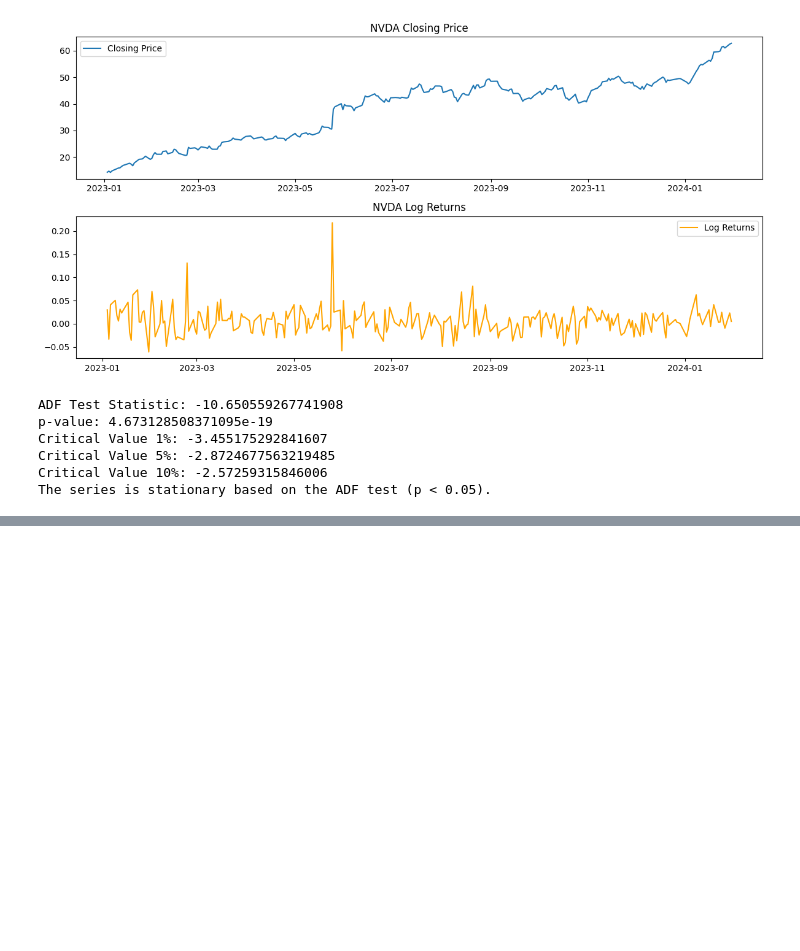
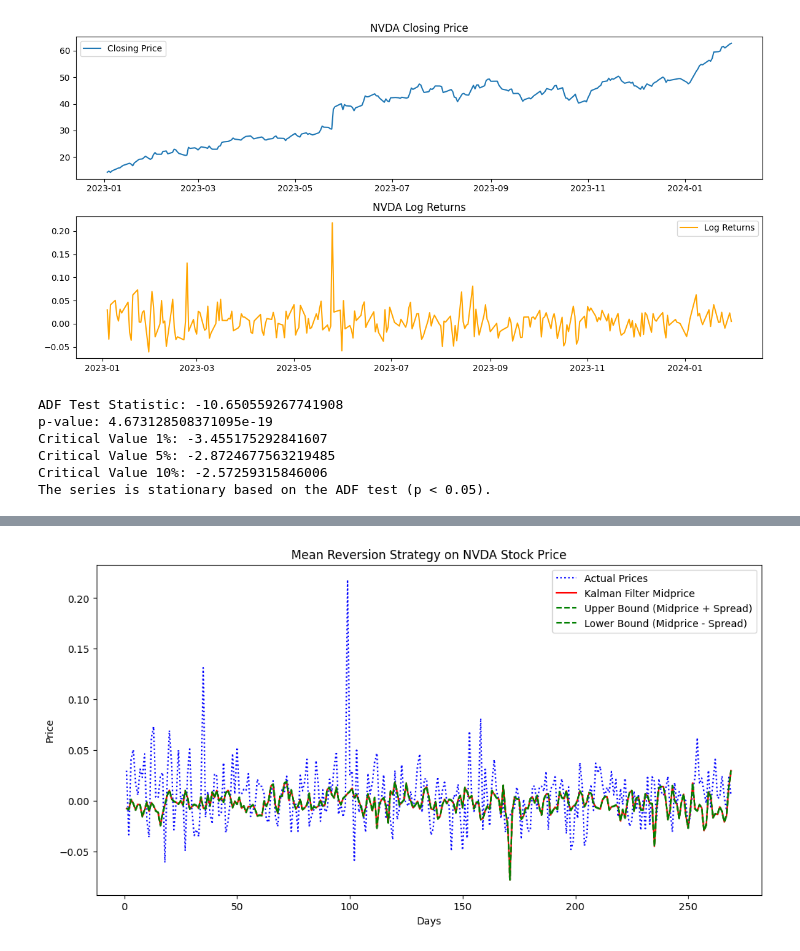
Before and after one commit to yfeng445/ENCP-6000, a Jupyter notebook: Amst/Assignment 2/Integration.ipynb, the cells around one changed output, grey strips where cells are left out. Saved outputs shown, nothing was run; the diff lists cells and outputs as text; code cells hidden in the pictures; blank space fills up the shorter version.

```diff
--- a/Amst/Assignment 2/Integration.ipynb
+++ b/Amst/Assignment 2/Integration.ipynb
@@ -273,0 +282,20 @@ plt.show()
+# %%
+spread = np.sqrt(np.var([garch_param_star[1] + garch_param_star[2] * (y - garch_param_star[0]) ** 2 + garch_param_star[3] * garch_param_star[1] for y in Y]))
+midprice_kalman = np.array(list(kalman_smoother(kalman_param_star, Y, S).values()))
+upper_bound = midprice_kalman + spread
+lower_bound = midprice_kalman - spread
+# %%
+timevec = np.linspace(1, S, S)
+plt.figure(figsize=(12, 6))
+plt.plot(timevec, Y, 'b:', label='Actual Prices')
+plt.plot(timevec, midprice_kalman, 'r', label='Kalman Filter Midprice')
+plt.plot(timevec, upper_bound, 'g--', label='Upper Bound (Midprice + Spread)')
+plt.plot(timevec, lower_bound, 'g--', label='Lower Bound (Midprice - Spread)')
+plt.fill_between(timevec, lower_bound, upper_bound, color='gray', alpha=0.3)
+plt.xlabel('Days')
+plt.ylabel('Price')
+plt.title('Mean Reversion Strategy on NVDA Stock Price')
+plt.legend()
+plt.show()
+# %% [output]
+[figure, added]
```
Also changed, not shown: parts of 15 cells of this notebook, 1 other file.
